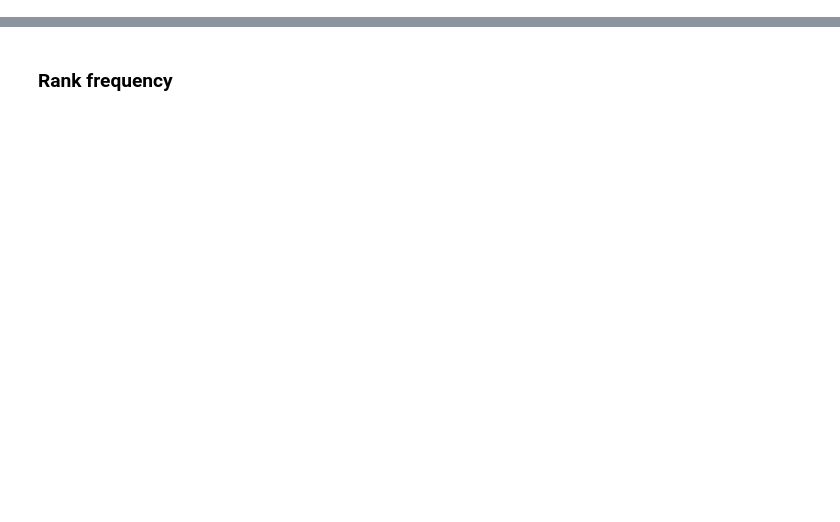
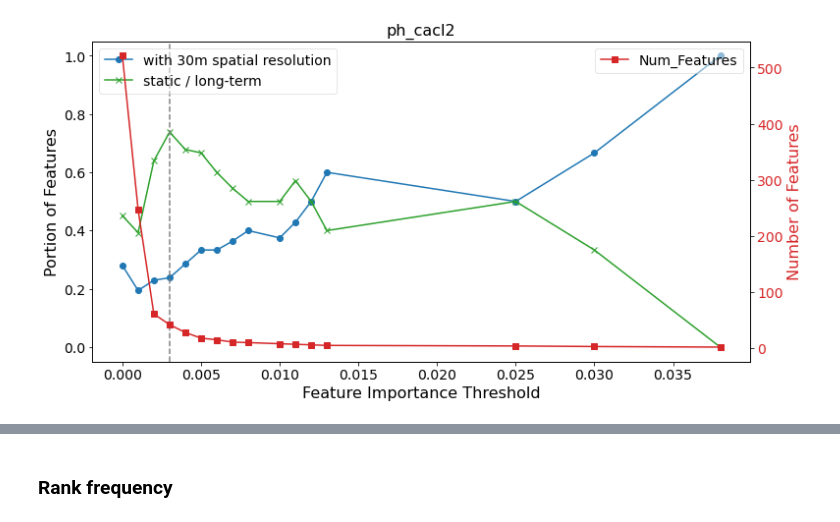
Before and after one commit to Meng2077/SOC-EU, a Jupyter notebook: code/014_feature.selection_rank.update.ipynb, the cells around one changed output, grey strips where cells are left out. Saved outputs shown, nothing was run; the diff lists cells and outputs as text; code cells hidden in the pictures; blank space fills up the shorter version.

```diff
--- a/code/014_feature.selection_rank.update.ipynb
+++ b/code/014_feature.selection_rank.update.ipynb
@@ -39,19 +39,9 @@ from sklearn.ensemble import RandomForestRegressor
 from sklearn.metrics import make_scorer
 from tool_kit import calc_ccc
 from kneed import KneeLocator
-from benchmark_pipeline import read_features
+from benchmark_pipeline import read_features, run_cumusort, parameter_fine_tuning, read_features, calc_metrics, run_benchmark
 
-prop = 'oc'
-tgt = f'{prop}_log1p'
-folder = f'/mnt/primus/xuemeng_tmp_harbour/soc/results/{prop}'
-df = pd.read_csv(f'{folder}/benchmark_cal.pnts_{prop}.csv',low_memory=False)
-# df = pd.read_csv(f'{folder}/data/006.1_cal.pnts_oc.org.csv',low_memory=False)
-# df = pd.read_csv(f'{folder}/data/006.2_cal.pnts_oc.mnr.csv',low_memory=False)
-# df = pd.concat([df] * 10, ignore_index=True)
 
-# covariates
-covs = read_features('/mnt/primus/xuemeng_tmp_harbour/soc/SOC-EU/features/001_covar_all.txt')
-
-dff = df.dropna(subset=covs,how='any')
-
-ccc_scorer = make_scorer(calc_ccc, greater_is_better=True)
+prop_list = ['ph_cacl2','ph_h2o','oc','bulk_density','N','caco3','K','EC','P','CEC'] #
+space_list = ['normal','normal','log1p','normal','log1p','log1p','log1p','log1p','log1p','log1p'] #
+filt_list = [5,5,5,5,5,5,5,5,5,5,5,5,5] #5,5,5,5,
@@ -57,0 +50,77 @@ ccc_scorer = make_scorer(calc_ccc, greater_is_better=True)
+# %%
+# read in data
+for prop in prop_list:
+    tep = pd.read_csv(f'/home/opengeohub/xuemeng/work_xuemeng/soc/results/{prop}/metrics_20runs.feature.elimination_{prop}.csv')
+
+#     # Plot
+#     fig, ax1 = plt.subplots(figsize=(11, 6))
+#     color = 'tab:blue'
+#     ax1.set_xlabel('Feature Importance Threshold', fontsize=16)
+#     ax1.set_ylabel('Number of Features', color=color, fontsize=16)
+#     line1 = ax1.plot(tep['Threshold'], tep['Num_Features'], color=color, marker='o', label='Num_Feat')
+#     ax1.tick_params(axis='y', labelcolor=color, labelsize=14)
+#     ax1.tick_params(axis='x', labelsize=14)
+
+#     ax2 = ax1.twinx()
+#     color = 'tab:red'
+#     ax2.set_ylabel('Evaluation Metrics', color=color, fontsize=16)
+#     line2 = ax2.plot(tep['Threshold'], tep['CCC'], color='tab:green', marker='x', label='CCC')
+#     line3 = ax2.plot(tep['Threshold'], tep['RMSE'], color='tab:orange', marker='^', label='RMSE')
+#     line4 = ax2.plot(tep['Threshold'], tep['R2'], color='tab:red', marker='s', label='R2')
+#     ax2.tick_params(axis='y', labelcolor=color, labelsize=14)
+
+#     fig.tight_layout(rect=[0, 0, 1, 0.95])  # Adjust layout to avoid cutting off the title
+
+#     # Combine legends
+#     lines = line1 + line2 + line3 + line4
+#     labels = [l.get_label() for l in lines]
+#     ax1.legend(lines, labels, loc='upper left', bbox_to_anchor=(0.15, 0.95), fontsize=14, framealpha=0.5)
+
+#     # Best combined rank
+#     best_combined_rank_index = tep['Combined_Rank'].idxmin()
+#     best_threshold = tep.loc[best_combined_rank_index, 'Threshold']
+#     best_num_features = tep.loc[best_combined_rank_index, 'Num_Features']
+
+#     # Vertical line for the best threshold
+#     ax1.axvline(x=best_threshold, color='grey', linestyle='--', label='Best Threshold')
+
+#     # Update the legend to include the vertical line label
+#     lines += [ax1.axvline(x=best_threshold, color='grey', linestyle='--')]
+#     labels += ['Best Threshold']
+#     ax1.legend(lines, labels, loc='upper right', fontsize=14, framealpha=0.5)#, bbox_to_anchor=(0.15, 0.95)
+
+#     plt.title(f'{prop}, {best_num_features} features', fontsize=16)
+#     # plt.savefig(f'plot_feature_elimination_{prop}.pdf', bbox_inches='tight')
+#     plt.show()
+
+
+    # Plot portion of features
+    fig, ax1 = plt.subplots(figsize=(12, 6))
+    ax1.set_xlabel('Feature Importance Threshold', fontsize=16)
+    ax1.set_ylabel('Portion of Features', fontsize=16)
+    ax1.plot(tep['Threshold'], tep['portion.features_30m'], color='tab:blue', marker='o', label='with 30m spatial resolution')
+    ax1.plot(tep['Threshold'], tep['portion.features_static'], color='tab:green', marker='x', label='static / long-term')
+    ax1.tick_params(axis='y', labelsize=14)
+    ax1.tick_params(axis='x', labelsize=14)
+
+    # Add secondary y-axis for number of features
+    ax2 = ax1.twinx()
+    color = 'tab:red'
+    ax2.set_ylabel('Number of Features', color=color, fontsize=16)
+    ax2.plot(tep['Threshold'], tep['Num_Features'], color=color, marker='s', label='Num_Features')
+    ax2.tick_params(axis='y', labelcolor=color, labelsize=14)
+
+    # Adjust legend positions with transparency
+    legend1 = ax1.legend(loc='upper left', fontsize=14)
+    legend1.get_frame().set_alpha(0.5)  # Set transparency
+    legend2 = ax2.legend(loc='upper right', fontsize=14)
+    legend2.get_frame().set_alpha(0.5)  # Set transparency
+
+    # Plot vertical line at the best combined rank in the second plot
+    ax1.axvline(x=best_threshold, color='grey', linestyle='--')
+
+    plt.title(prop, fontsize=16)
+    # plt.savefig('plot_portion_of_features.pdf', bbox_inches='tight')
+    plt.show()
+# %% [output]
+[figure, added]
```
Also changed, not shown: parts of 27 cells of this notebook, 8 other files.
